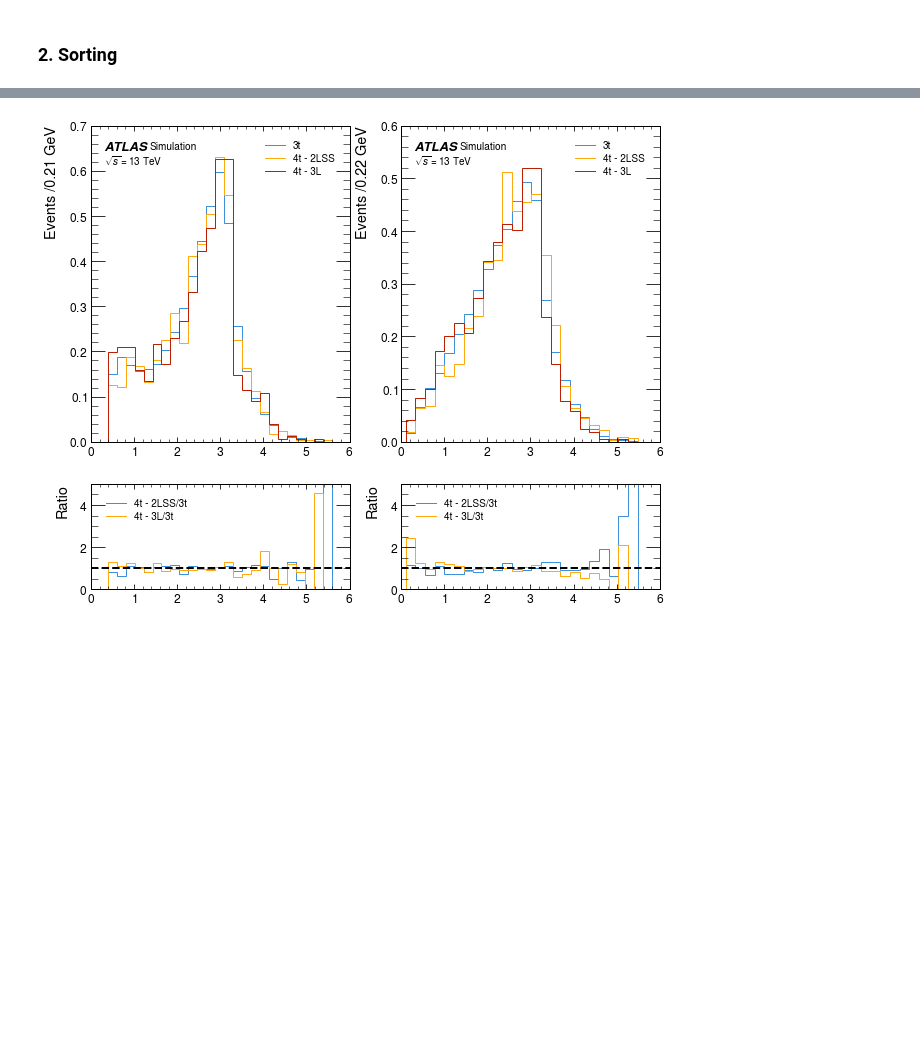
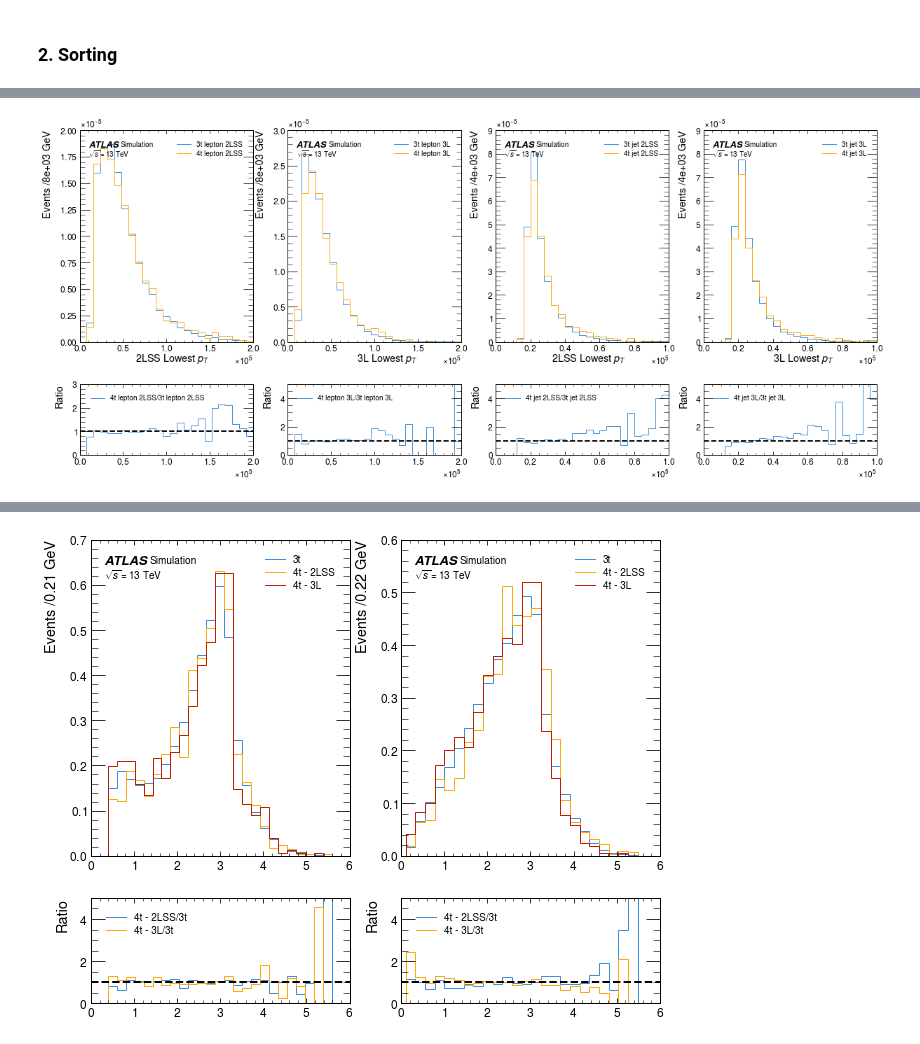
Before and after one commit to archiebrooks02/MPHYS-4Top, a Jupyter notebook: week_2.ipynb, the cells around one changed output, grey strips where cells are left out. Drawn from its saved outputs; the diff is of its cells as text; code cells hidden in the pictures; blank space fills up the shorter version.

```diff
--- a/week_2.ipynb
+++ b/week_2.ipynb
@@ -606,0 +622,18 @@ deltaR_3L_leptons = highest_3L_pt_lepton.deltaR(middle_3L_pt_lepton)
+# %%
+fig, ax = plt.subplots(2,4,gridspec_kw={'height_ratios':[3,1]}, figsize=(20,8))
+histogram([lowest_2LSS_pt_lepton_3t.pt, lowest_2LSS_pt_lepton_4t.pt], 25, ['3t lepton 2LSS','4t lepton 2LSS'], ax[0,0], ratio=True, ratio_axes=ax[1,0], density=True, set_range=(0,2E5))
+histogram([lowest_3L_pt_lepton_3t.pt, lowest_3L_pt_lepton_4t.pt], 25, ['3t lepton 3L', '4t lepton 3L'], ax[0,1], ratio=True, ratio_axes=ax[1,1], density=True, set_range=(0,2E5))
+histogram([lowest_2LSS_pt_jet_3t.pt, lowest_2LSS_pt_jet_4t.pt], 25, ['3t jet 2LSS', '4t jet 2LSS'], ax[0,2], ratio=True, ratio_axes=ax[1,2], density=True, set_range=(0,1E5))
+histogram([lowest_3L_pt_jet_3t.pt, lowest_3L_pt_jet_4t.pt], 25, ['3t jet 3L', '4t jet 3L'], ax[0,3], ratio=True, ratio_axes=ax[1,3], density=True, set_range=(0,1E5))
+ax[0,0].set_xlabel(r'2LSS Lowest $p_T$')
+ax[0,0].xaxis.set_label_coords(0.75, -0.05)
+ax[0,1].set_xlabel(r'3L Lowest $p_T$')
+ax[0,1].xaxis.set_label_coords(0.75, -0.05)
+ax[0,2].set_xlabel(r'2LSS Lowest $p_T$')
+ax[0,2].xaxis.set_label_coords(0.75, -0.05)
+ax[0,3].set_xlabel(r'3L Lowest $p_T$')
+ax[0,3].xaxis.set_label_coords(0.75, -0.05)
+plt.subplots_adjust(hspace=0.3)
+plt.show()
+# %% [output]
+[figure, added]
```
Also changed, not shown: parts of 15 cells of this notebook.
